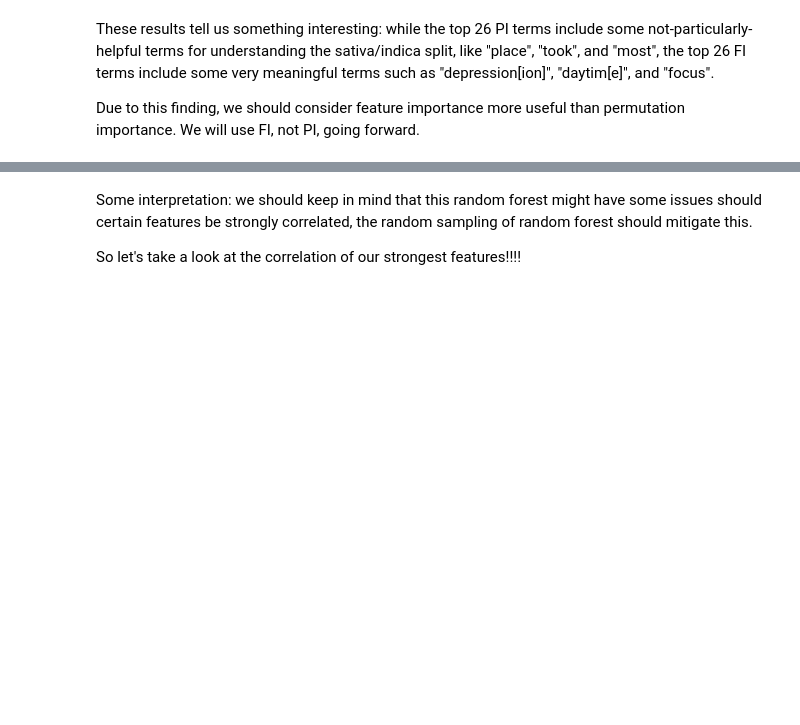
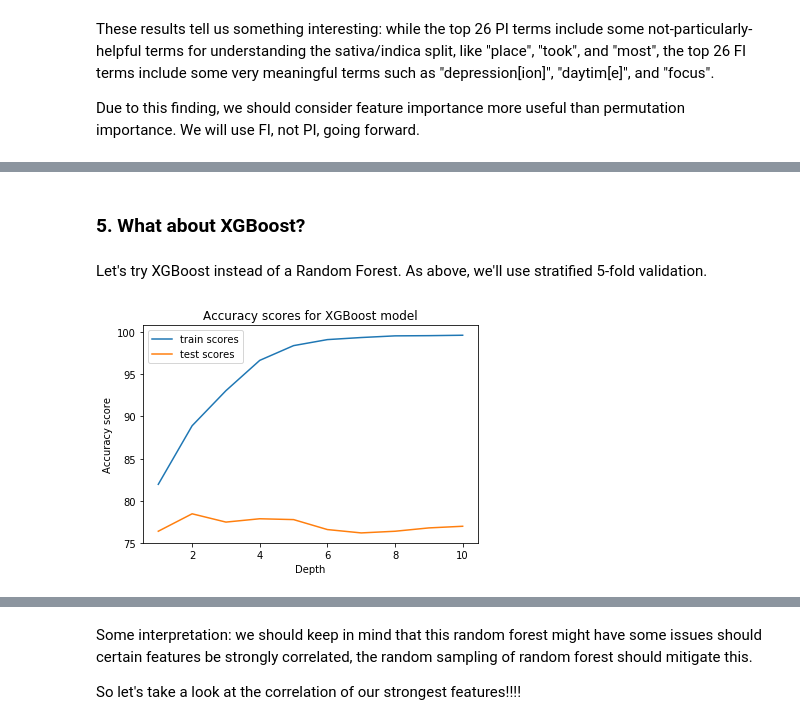
Before and after one commit to abgrss/Cannabis-NLP, a Jupyter notebook: Cannabis NLP-based strain prediction.ipynb, the cells around one changed output, grey strips where cells are left out. Drawn from its saved outputs; the diff is of its cells as text; code cells hidden in the pictures; blank space fills up the shorter version.

Commit message:
Added XGBoost

```diff
--- a/Cannabis NLP-based strain prediction.ipynb
+++ b/Cannabis NLP-based strain prediction.ipynb
@@ -998,3 +960,4 @@ for  sub_tree in new_RF.estimators_:
-# %%
-new_RF = RandomForestClassifier(n_estimators=100)
-new_RF.fit(X, y)
+# %% [markdown]
+### 5. What about XGBoost?
+# %% [markdown]
+Let's try XGBoost instead of a Random Forest. As above, we'll use stratified 5-fold validation.
@@ -1000,0 +1016,17 @@ new_RF.fit(X, y)
+# %%
+# XGBoost for Indica/Sativa classes, max_depth=10, n_trees = 300
+
+sativa_indica_only = df[df['Strain_type'] != 'hybrid']
+
+X = data_df_blind.loc[sativa_indica_only.index]
+y = sativa_indica_only['Strain_type']
+
+class_names = ['indica', 'sativa']
+
+min_depth = 1
+max_depth = 10
+n_estimators = 300
+
+XGB_model, XGB_train_scores, XGB_test_scores, XGB_confusion_matrices = XGB_iterate(X, y, max_depth, n_estimators, class_names, min_depth=min_depth)
+# %% [output]
+[figure, added]
```
Also changed, not shown: parts of 12 cells of this notebook.
